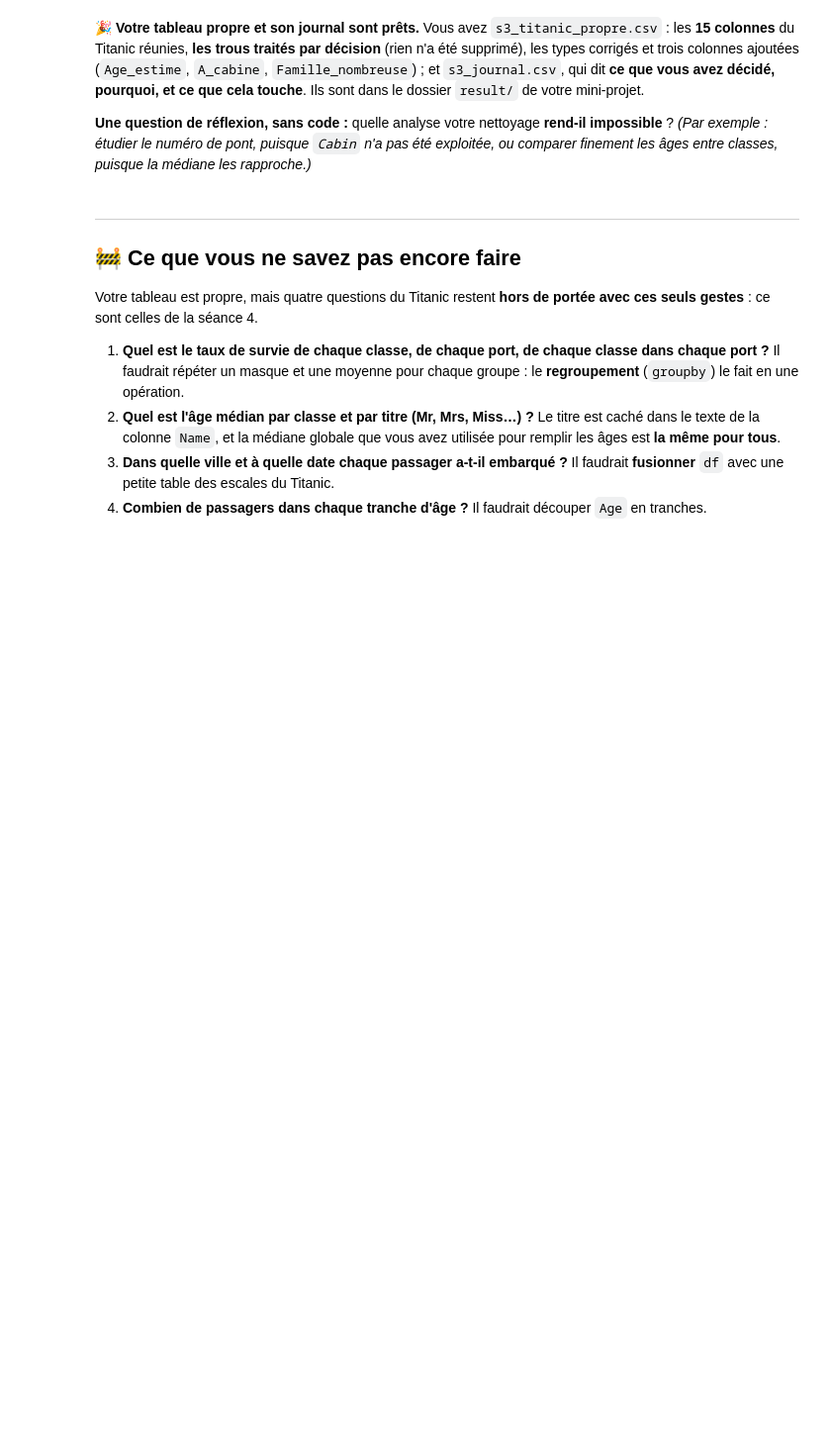
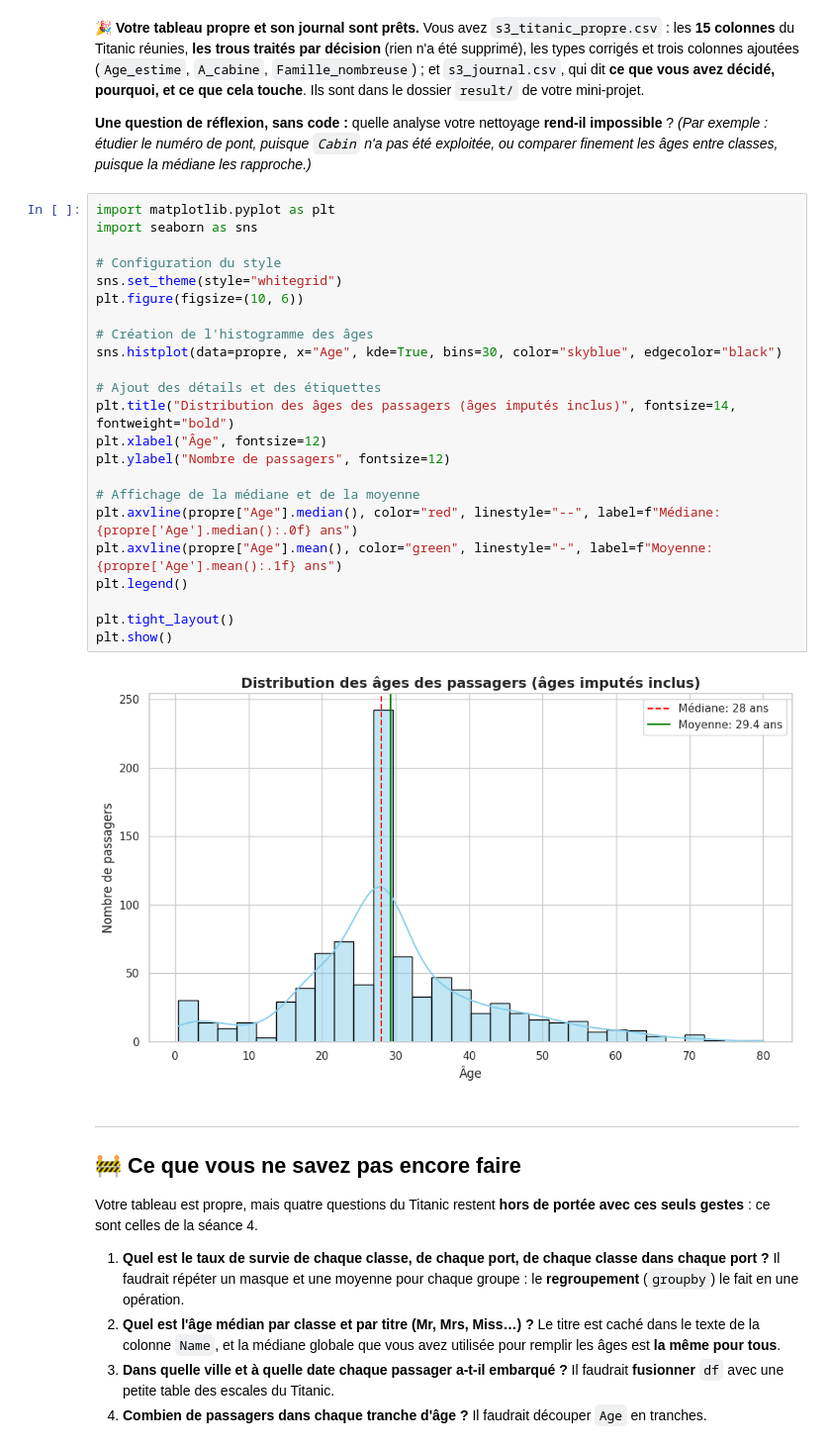
Before and after one commit to ntata-abdelhakim/TP03_NTATA_ABDELHAKIM, a Jupyter notebook: mini-projet-03/mini-projet-03.ipynb, the cells around one changed output. Shown at 99% size. Cells and saved outputs as stored; diff of their text form; blank space fills up the shorter version.

```diff
--- a/mini-projet-03/mini-projet-03.ipynb
+++ b/mini-projet-03/mini-projet-03.ipynb
@@ -630,6 +630,31 @@ verifier("M10", "s3_journal.csv : au moins 5 décisions et les quatre colonnes d
 **🎉 Votre tableau propre et son journal sont prêts.** Vous avez `s3_titanic_propre.csv` : les **15 colonnes** du Titanic réunies, **les trous traités par décision** (rien n'a été supprimé), les types corrigés et trois colonnes ajoutées (`Age_estime`, `A_cabine`, `Famille_nombreuse`) ; et `s3_journal.csv`, qui dit **ce que vous avez décidé, pourquoi, et ce que cela touche**. Ils sont dans le dossier `result/` de votre mini‑projet.
 
 **Une question de réflexion, sans code :** quelle analyse votre nettoyage **rend‑il impossible** ? _(Par exemple : étudier le numéro de pont, puisque `Cabin` n'a pas été exploitée, ou comparer finement les âges entre classes, puisque la médiane les rapproche.)_
+# %%
+import matplotlib.pyplot as plt
+import seaborn as sns
+
+# Configuration du style
+sns.set_theme(style="whitegrid")
+plt.figure(figsize=(10, 6))
+
+# Création de l'histogramme des âges
+sns.histplot(data=propre, x="Age", kde=True, bins=30, color="skyblue", edgecolor="black")
+
+# Ajout des détails et des étiquettes
+plt.title("Distribution des âges des passagers (âges imputés inclus)", fontsize=14, fontweight="bold")
+plt.xlabel("Âge", fontsize=12)
+plt.ylabel("Nombre de passagers", fontsize=12)
+
+# Affichage de la médiane et de la moyenne
+plt.axvline(propre["Age"].median(), color="red", linestyle="--", label=f"Médiane: {propre['Age'].median():.0f} ans")
+plt.axvline(propre["Age"].mean(), color="green", linestyle="-", label=f"Moyenne: {propre['Age'].mean():.1f} ans")
+plt.legend()
+
+plt.tight_layout()
+plt.show()
+# %% [output]
+[figure, added]
 # %% [markdown]
 ---
 ## 🚧 Ce que vous ne savez pas encore faire
```
